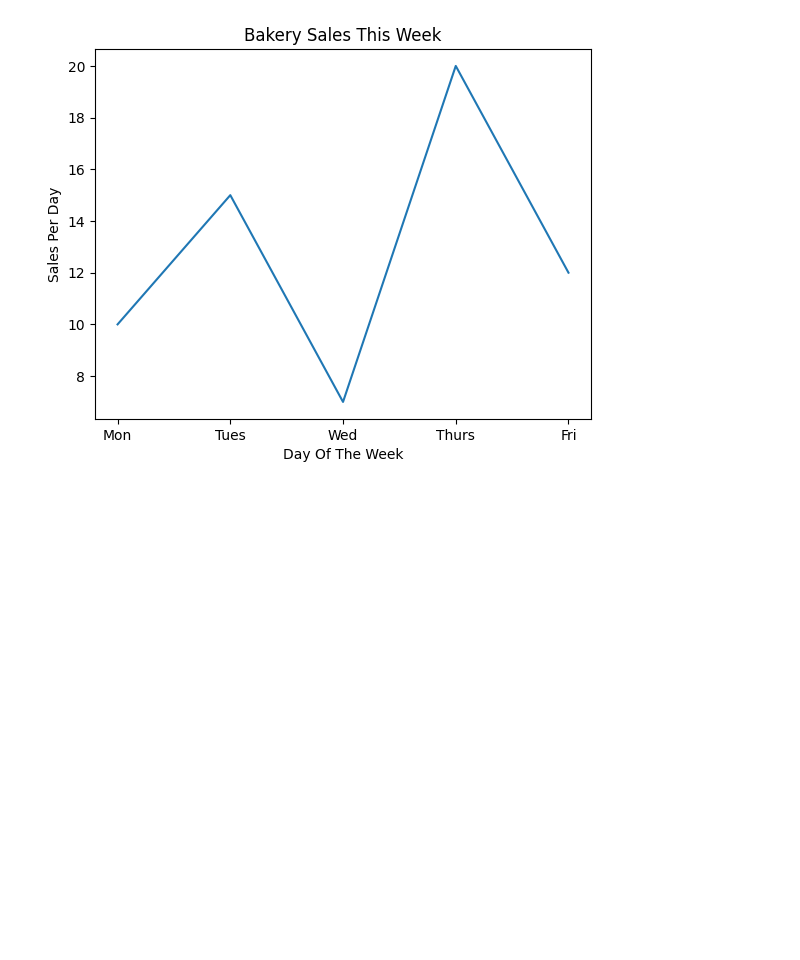
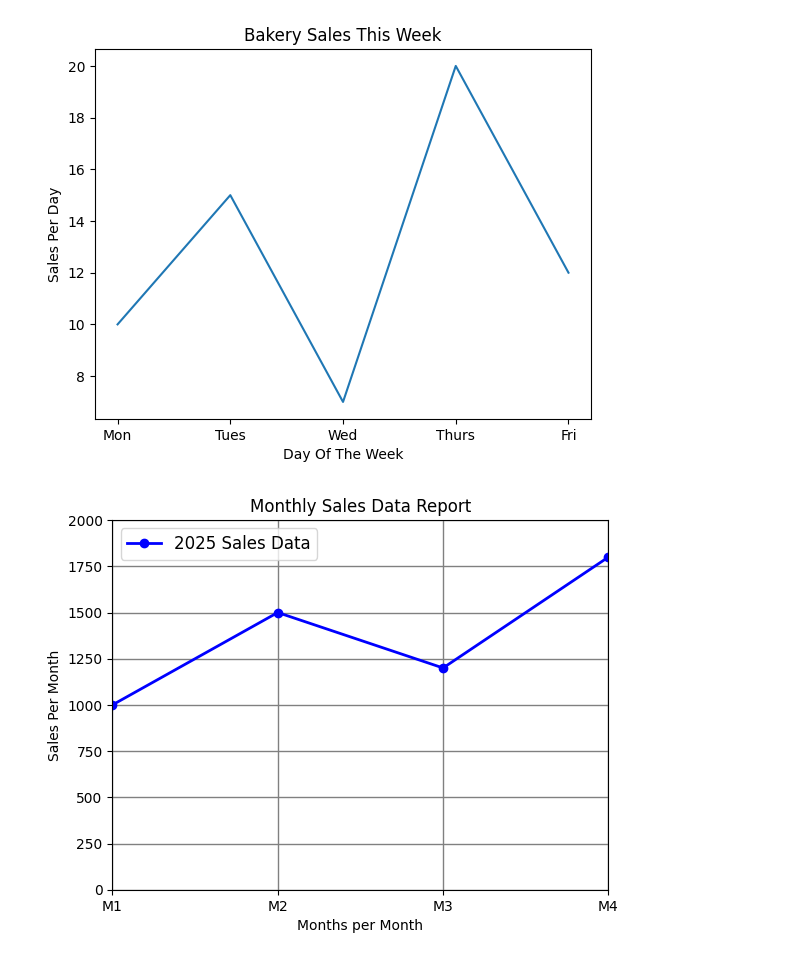
Before and after one commit to Atharva0987/Data-Analyst-1-Project, a Jupyter notebook: jupyter.ipynb, the cells around one changed output. Drawn from its saved outputs; the diff is of its cells as text; code cells hidden in the pictures; blank space fills up the shorter version.

```diff
--- a/jupyter.ipynb
+++ b/jupyter.ipynb
@@ -26,3 +26,33 @@ plt.ylabel("Sales Per Day")
 plt.show()
 # %% [output]
 [figure]
+# %%
+#plt.plot(x, y), color = 'color name', linestyle = 'line_Style', linewidth = value, 'marker = symbol', label = 'label name'
+
+import matplotlib.pyplot as plt
+
+Months = [1, 2, 3, 4]
+Sales = [1000, 1500, 1200, 1800]
+
+plt.xlabel("Months per Month")
+plt.ylabel("Sales Per Month")
+plt.title("Monthly Sales Data Report")
+
+# Plot first, so legend knows the label
+plt.plot(Months, Sales, color='blue', linestyle='-', linewidth=2, marker='o', label='2025 Sales Data')
+
+# Legend after plotting
+plt.legend(loc='upper left', fontsize=12)
+
+# Grid with correct keyword
+plt.grid(color='gray', linestyle='-', linewidth=1)
+
+plt.xlim(1, 4)
+
+plt.ylim(0, 2000)
+
+plt.xticks([1,2,3,4], ['M1','M2','M3','M4'])
+
+plt.show()
+# %% [output]
+[figure, added]
```
